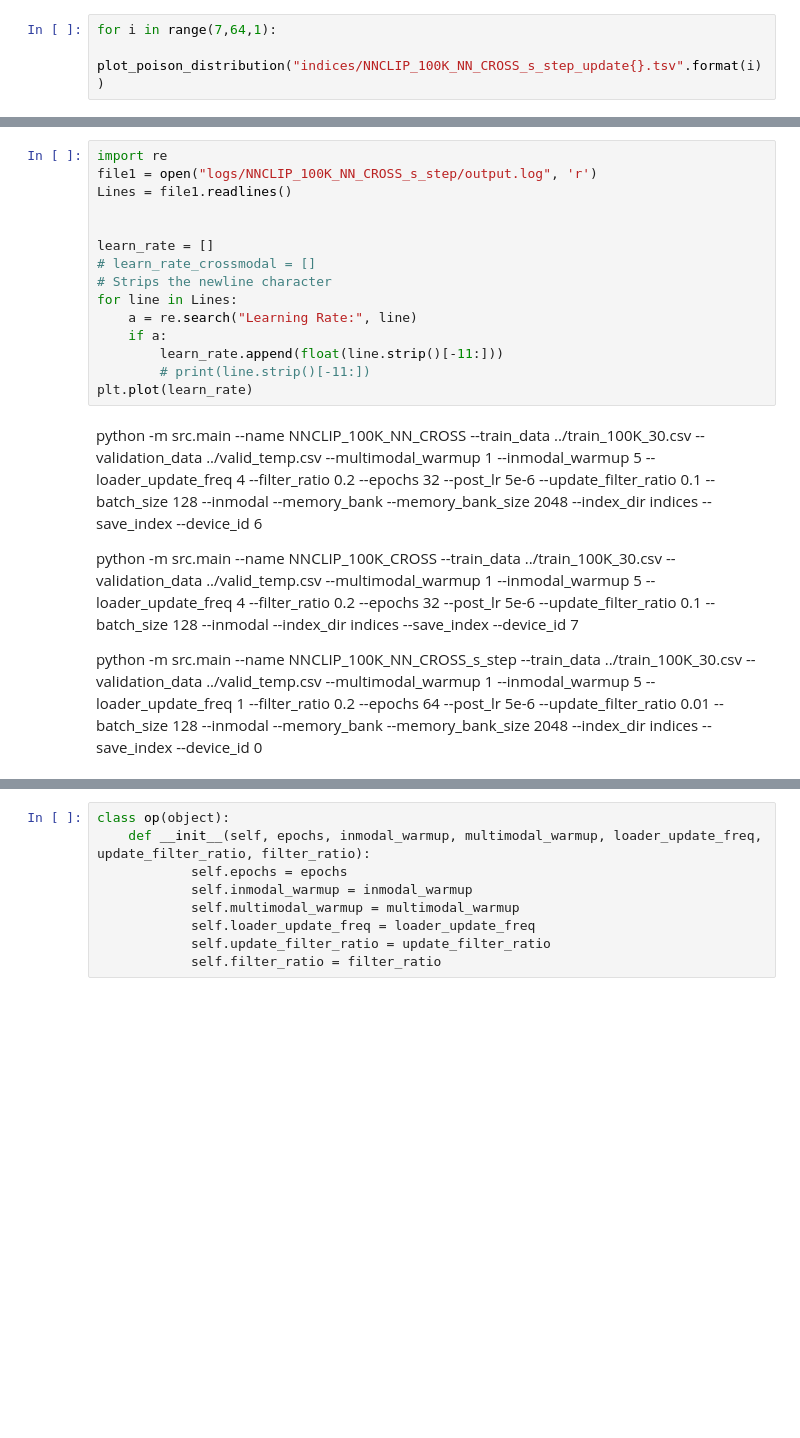
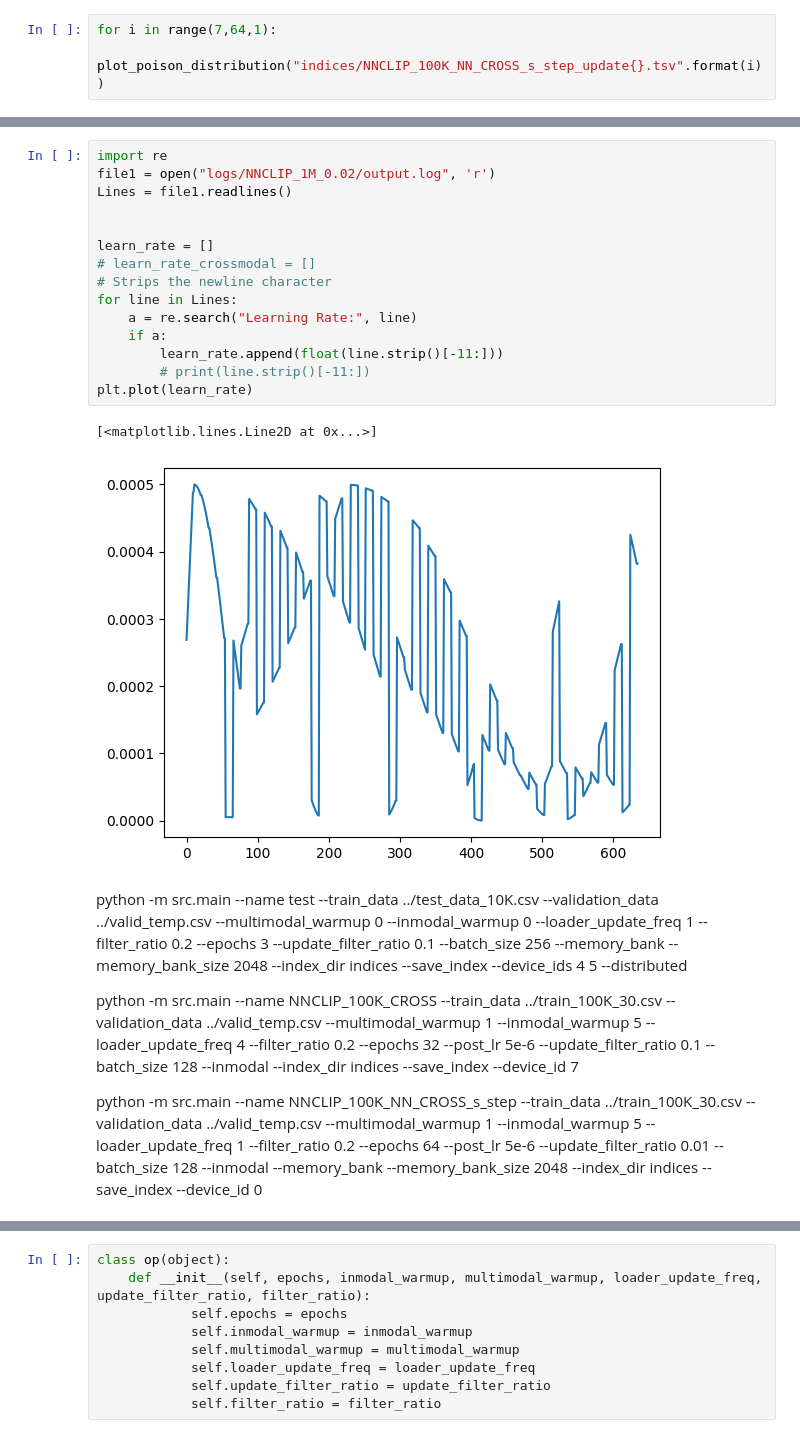
Before and after one commit to HangerYang/RoCLIP, a Jupyter notebook: CyCLIP/evaluation.ipynb, the cells around one changed output, grey strips where cells are left out. Saved outputs shown, nothing was run; the diff lists cells and outputs as text; blank space fills up the shorter version.

```diff
--- a/CyCLIP/evaluation.ipynb
+++ b/CyCLIP/evaluation.ipynb
@@ -179,20 +388,23 @@ plt.plot(learn_rate)
 # %%
 import re
-file1 = open("logs/NNCLIP_100K_NN_CROSS_s_step/output.log", 'r')
+file1 = open("logs/NNCLIP_1M_0.02/output.log", 'r')
 Lines = file1.readlines()
 
 
 learn_rate = []
 # learn_rate_crossmodal = []
 # Strips the newline character
 for line in Lines:
     a = re.search("Learning Rate:", line)
     if a:
         learn_rate.append(float(line.strip()[-11:]))
         # print(line.strip()[-11:])
 plt.plot(learn_rate)
+# %% [output]
+[<matplotlib.lines.Line2D at 0x...>]
+[figure, added]
 # %% [markdown]
-python -m src.main --name NNCLIP_100K_NN_CROSS --train_data ../train_100K_30.csv --validation_data ../valid_temp.csv --multimodal_warmup 1 --inmodal_warmup 5 --loader_update_freq 4 --filter_ratio 0.2 --epochs 32 --post_lr 5e-6 --update_filter_ratio 0.1 --batch_size 128 --inmodal --memory_bank --memory_bank_size 2048 --index_dir indices --save_index --device_id 6
+python -m src.main --name test --train_data ../test_data_10K.csv --validation_data ../valid_temp.csv --multimodal_warmup 0 --inmodal_warmup 0 --loader_update_freq 1 --filter_ratio 0.2 --epochs 3 --update_filter_ratio 0.1 --batch_size 256 --memory_bank --memory_bank_size 2048 --index_dir indices --save_index --device_ids 4 5 --distributed
 
 python -m src.main --name NNCLIP_100K_CROSS --train_data ../train_100K_30.csv --validation_data ../valid_temp.csv --multimodal_warmup 1 --inmodal_warmup 5 --loader_update_freq 4 --filter_ratio 0.2 --epochs 32 --post_lr 5e-6 --update_filter_ratio 0.1 --batch_size 128 --inmodal --index_dir indices --save_index --device_id 7
 
```
Also changed, not shown: parts of 29 cells of this notebook, 6 other files.
